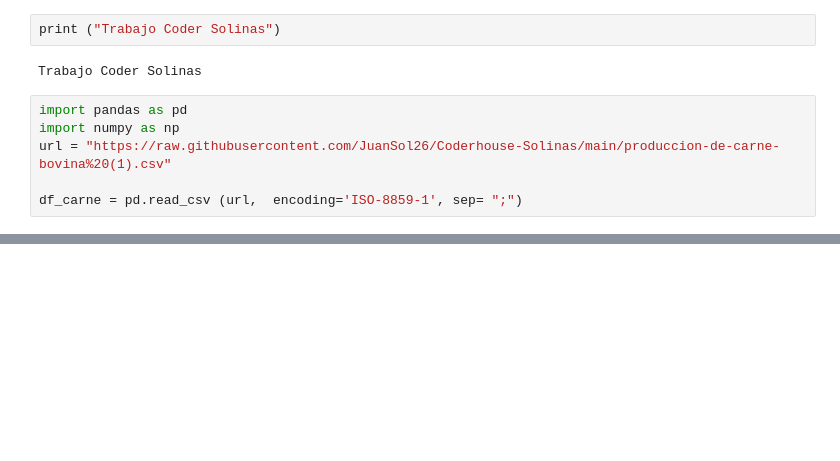
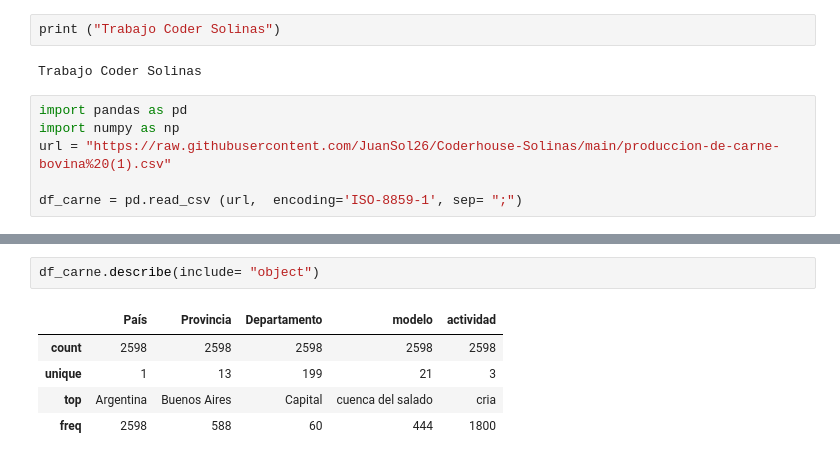
Before and after one commit to JuanSol26/Coderhouse-Solinas, a Jupyter notebook: Trabajo_Coder_Solinas.ipynb, the cells around one changed output, grey strips where cells are left out. Drawn from its saved outputs; the diff is of its cells as text; blank space fills up the shorter version.

```diff
--- a/Trabajo_Coder_Solinas.ipynb
+++ b/Trabajo_Coder_Solinas.ipynb
@@ -23,0 +72,8 @@ df_carne.head()
+# %%
+df_carne.describe(include= "object")
+# %% [output]
+|  | País | Provincia | Departamento | modelo | actividad |
+| count | 2598 | 2598 | 2598 | 2598 | 2598 |
+| unique | 1 | 13 | 199 | 21 | 3 |
+| top | Argentina | Buenos Aires | Capital | cuenca del salado | cria |
+| freq | 2598 | 588 | 60 | 444 | 1800 |
```
Also changed, not shown: parts of 14 cells of this notebook.
